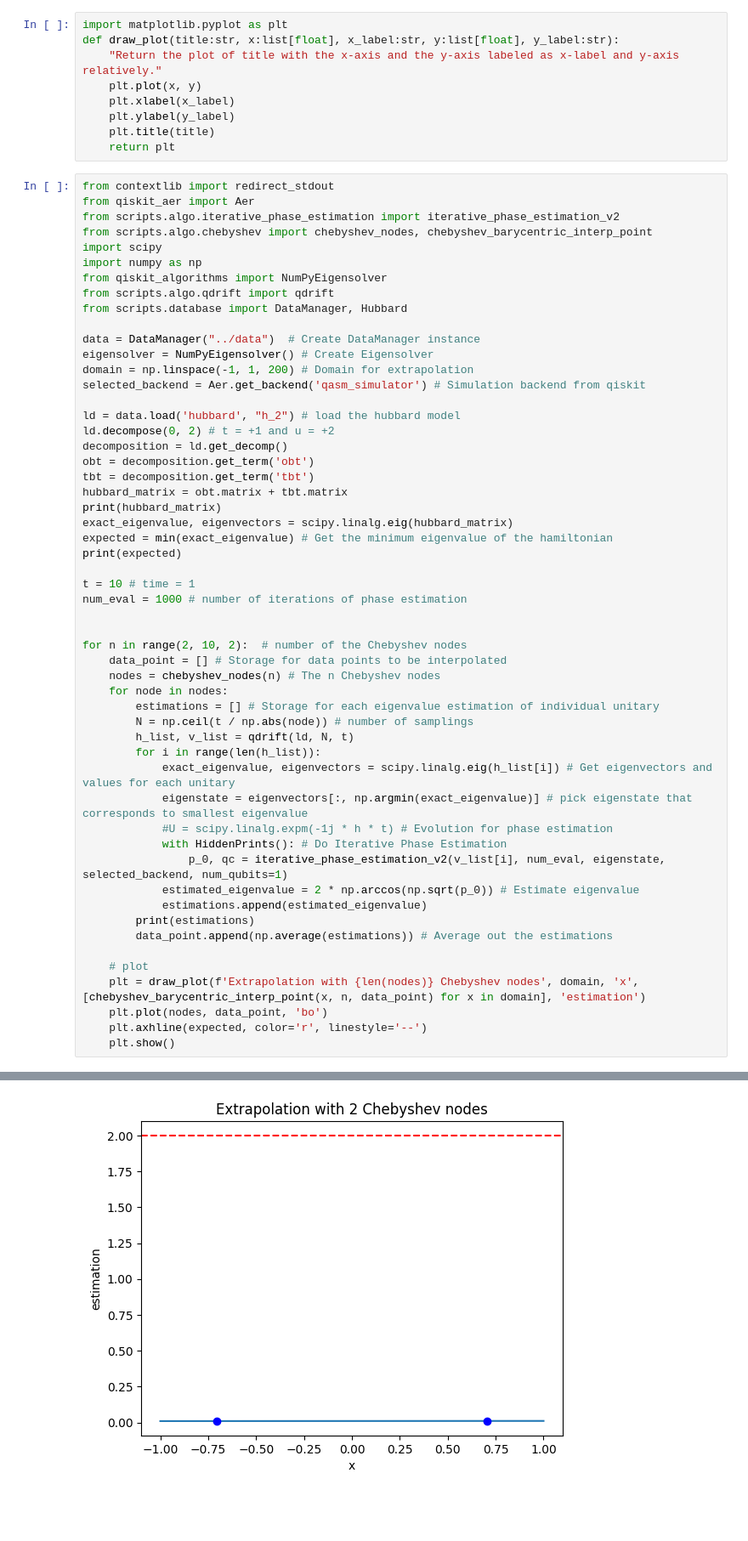
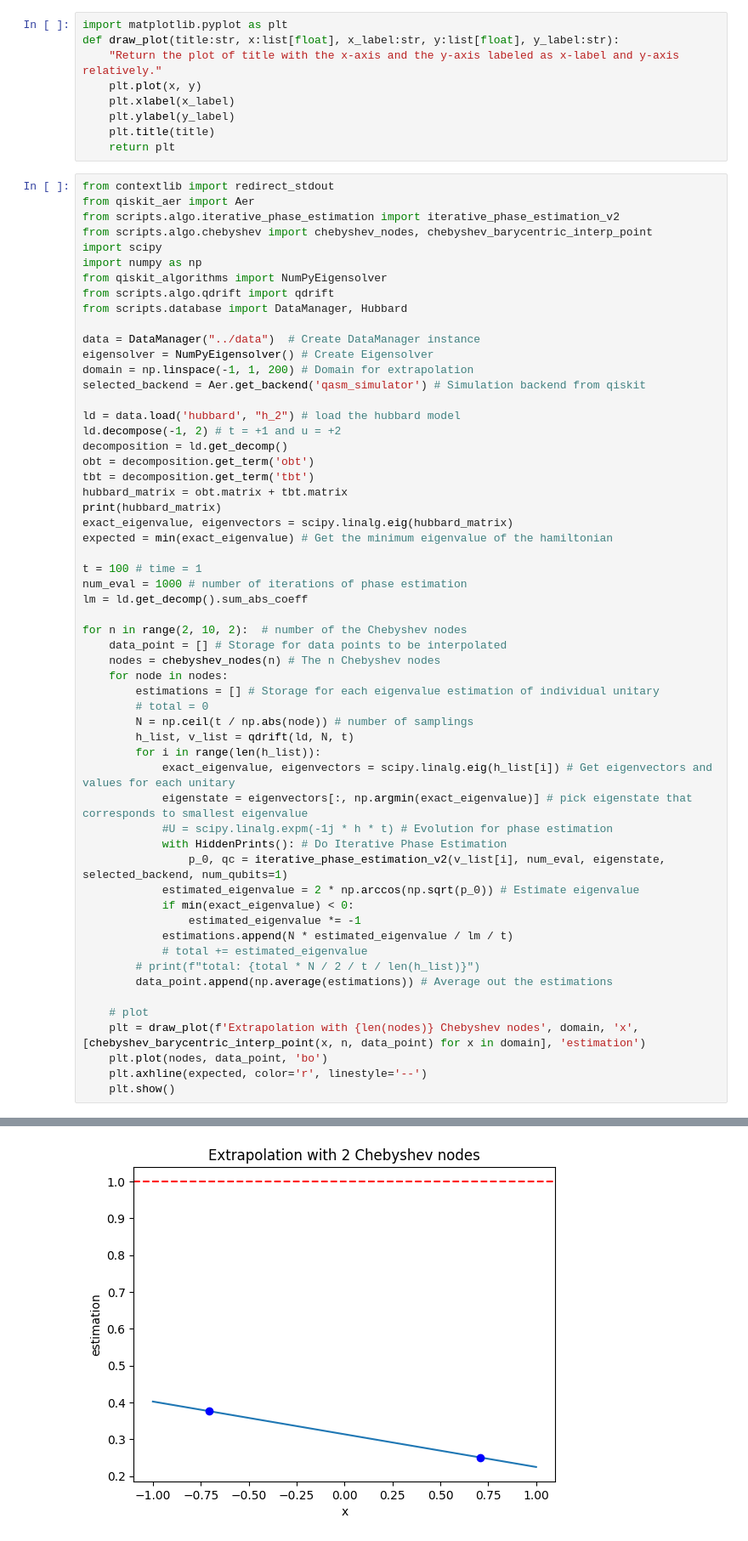
Before and after one commit to Rick0317/qDriftExtraPolation, a Jupyter notebook: jupyter/qdrift.ipynb, the cells around one changed output, grey strips where cells are left out. Shown at 85% size. Saved outputs shown, nothing was run; the diff lists cells and outputs as text; blank space fills up the shorter version.

```diff
--- a/jupyter/qdrift.ipynb
+++ b/jupyter/qdrift.ipynb
@@ -35,7 +35,7 @@ domain = np.linspace(-1, 1, 200) # Domain for extrapolation
 selected_backend = Aer.get_backend('qasm_simulator') # Simulation backend from qiskit
 
 ld = data.load('hubbard', "h_2") # load the hubbard model
-ld.decompose(0, 2) # t = +1 and u = +2
+ld.decompose(-1, 2) # t = +1 and u = +2
 decomposition = ld.get_decomp()
 obt = decomposition.get_term('obt')
 tbt = decomposition.get_term('tbt')
@@ -43,17 +43,17 @@ hubbard_matrix = obt.matrix + tbt.matrix
 print(hubbard_matrix)
 exact_eigenvalue, eigenvectors = scipy.linalg.eig(hubbard_matrix)
 expected = min(exact_eigenvalue) # Get the minimum eigenvalue of the hamiltonian
-print(expected)
 
-t = 10 # time = 1
+t = 100 # time = 1
 num_eval = 1000 # number of iterations of phase estimation
-
+lm = ld.get_decomp().sum_abs_coeff
 
 for n in range(2, 10, 2):  # number of the Chebyshev nodes
     data_point = [] # Storage for data points to be interpolated
     nodes = chebyshev_nodes(n) # The n Chebyshev nodes
     for node in nodes:
         estimations = [] # Storage for each eigenvalue estimation of individual unitary
+        # total = 0
         N = np.ceil(t / np.abs(node)) # number of samplings
         h_list, v_list = qdrift(ld, N, t)
         for i in range(len(h_list)):
@@ -63,8 +63,11 @@ for n in range(2, 10, 2):  # number of the Chebyshev nodes
             with HiddenPrints(): # Do Iterative Phase Estimation
                 p_0, qc = iterative_phase_estimation_v2(v_list[i], num_eval, eigenstate, selected_backend, num_qubits=1)
             estimated_eigenvalue = 2 * np.arccos(np.sqrt(p_0)) # Estimate eigenvalue
-            estimations.append(estimated_eigenvalue)
-        print(estimations)
+            if min(exact_eigenvalue) < 0:
+                estimated_eigenvalue *= -1
+            estimations.append(N * estimated_eigenvalue / lm / t)
+            # total += estimated_eigenvalue
+        # print(f"total: {total * N / 2 / t / len(h_list)}")
         data_point.append(np.average(estimations)) # Average out the estimations
 
     # plot
@@ -82 +82 @@ Data loaded from ../data\hubbard/h_2.pkl
-[figure, old version]
+[figure, new version]
```
Also changed, not shown: parts of 1 cell of this notebook, 1 other file.
